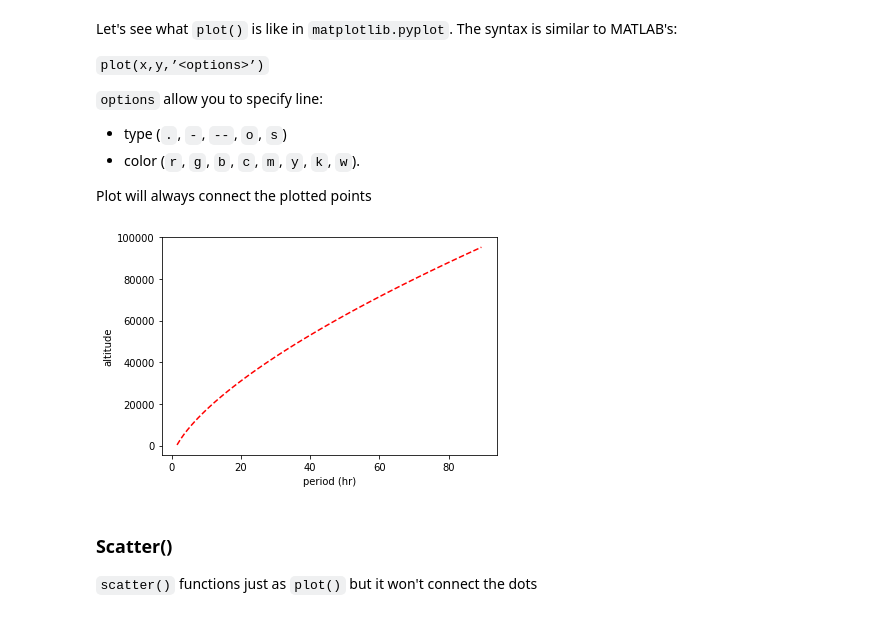
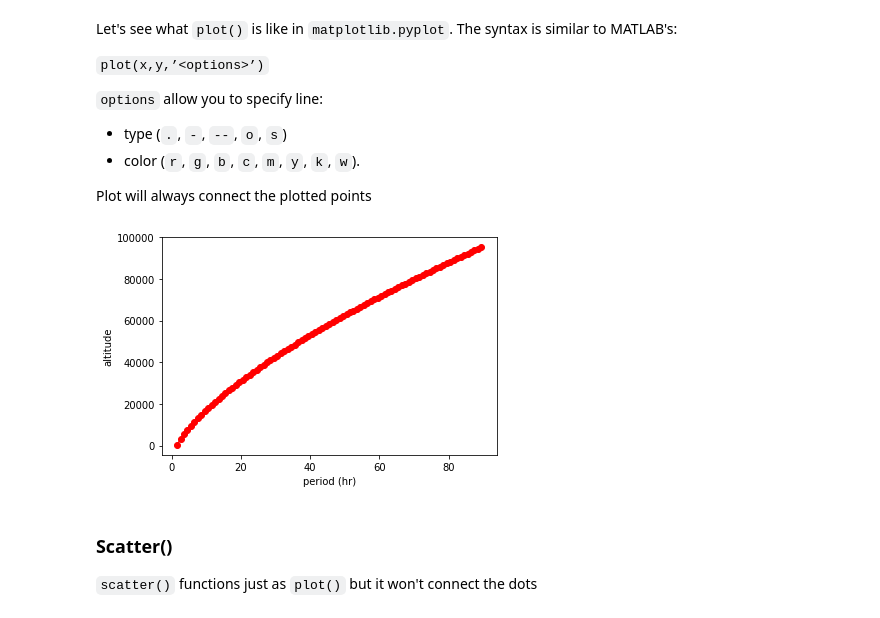
Before and after one commit to slaibyh/CompProbSol, a Jupyter notebook: code_examples/python/PresentVisual.ipynb, the cells around one changed output. Drawn from its saved outputs; the diff is of its cells as text; code cells hidden in the pictures.

```diff
--- a/code_examples/python/PresentVisual.ipynb
+++ b/code_examples/python/PresentVisual.ipynb
@@ -18,17 +18,17 @@ Plot will always connect the plotted points
 # %%
 import numpy as np
 import matplotlib.pyplot as mp
 G = 6.67*10**(-11)
 M = 5.98*10**(24)
 R = 6.371*10**6
 x = np.arange(1.5,90,1)
 y = (G*M*(3600*x)**2/(4*np.pi**2))**(1/3)-R
-mp.plot(x,y/1000,'r--')
+mp.plot(x,y/1000,'r--o')
 mp.xlabel("period (hr)")
 mp.ylabel("altitude")
 mp.show()
 # %% [output]
-[figure, old version]
+[figure, new version]
 # %% [markdown]
 ### Scatter()
 `scatter()` functions just as `plot()` but it won't connect the dots
```
Also changed, not shown: parts of 2 cells of this notebook, 2 other files.
